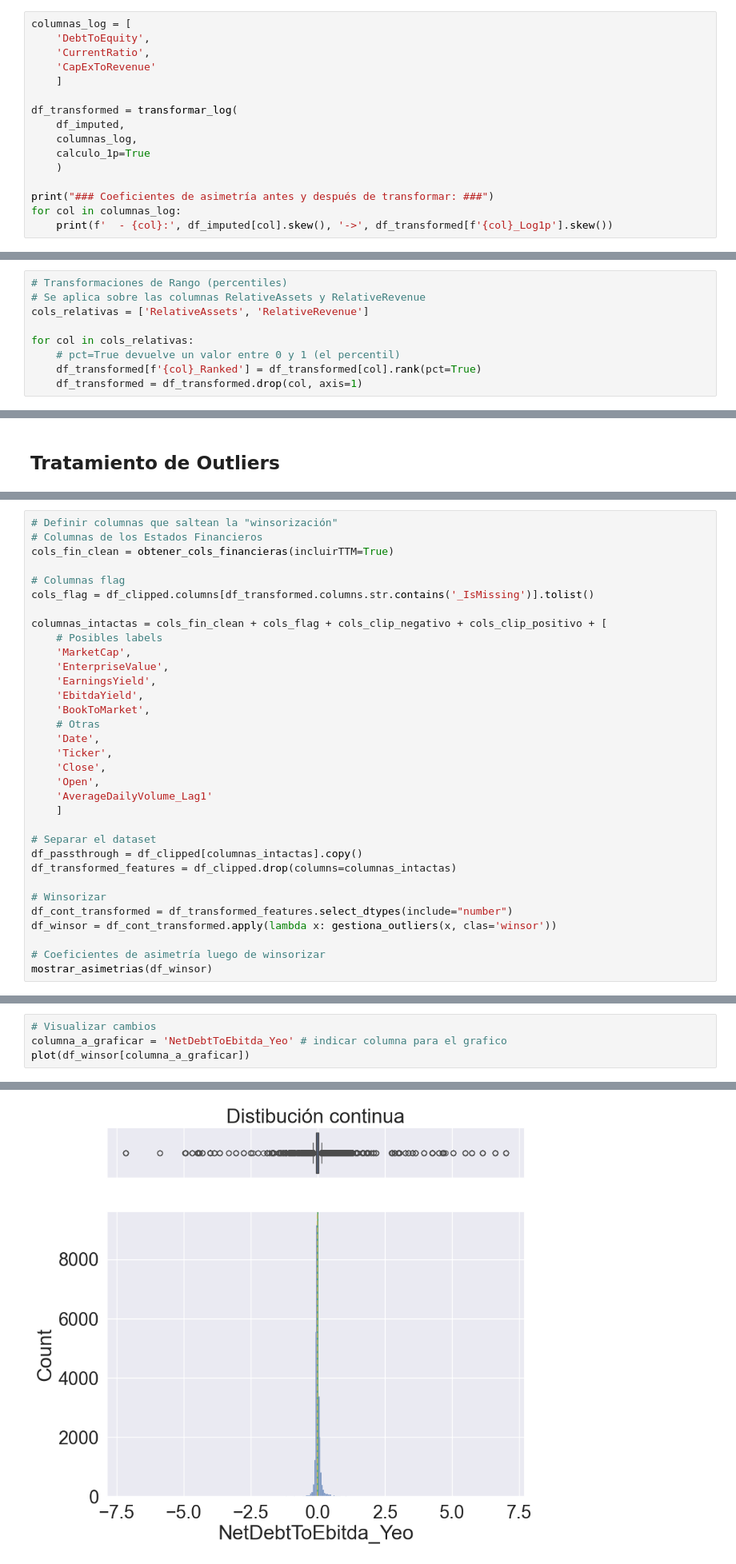
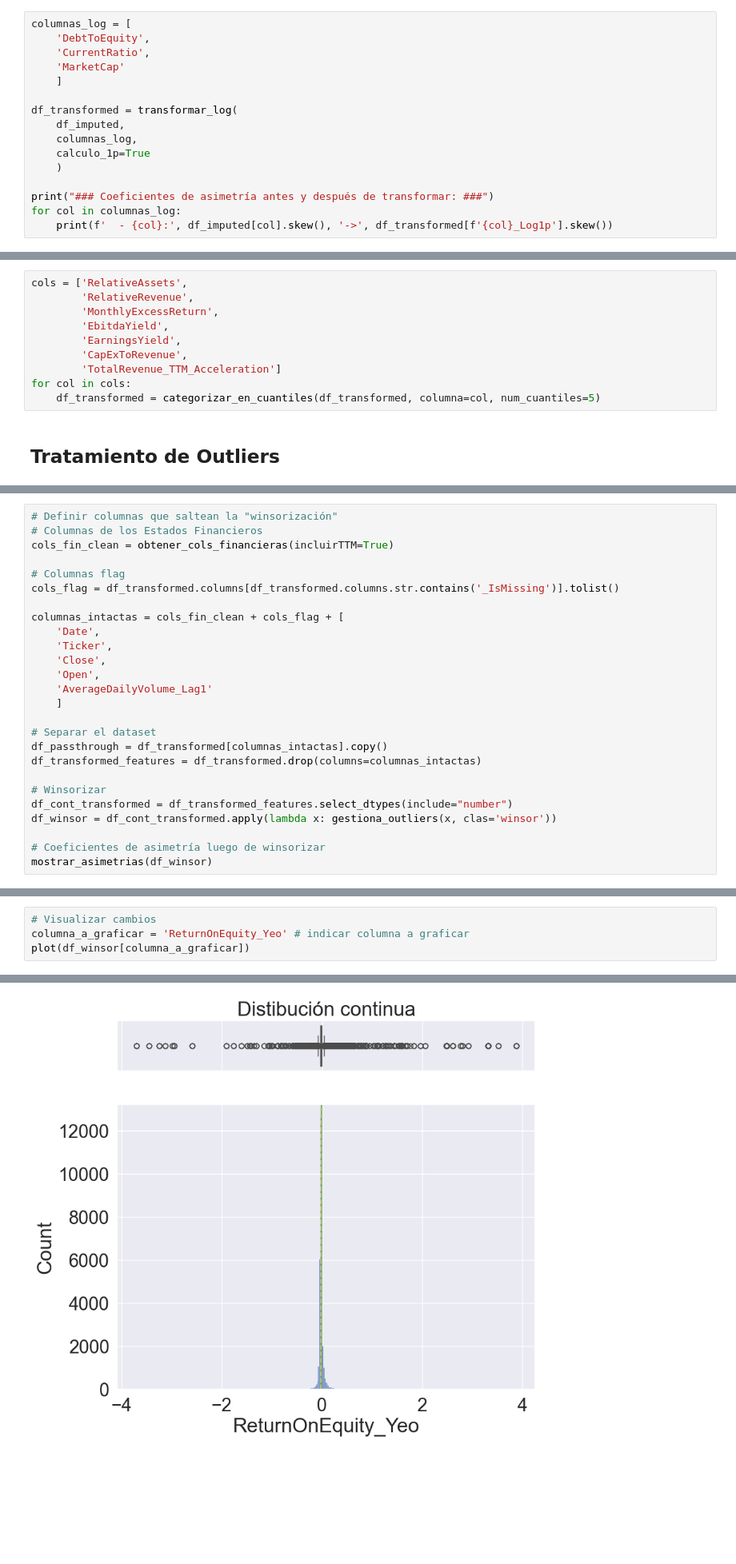
Before and after one commit to sebakremis/FinDataMining, a Jupyter notebook: 02_Notebook_Transformacion.ipynb, the cells around one changed output, grey strips where cells are left out. Shown at 80% size. Cells and saved outputs as stored; diff of their text form; blank space fills up the shorter version.

```diff
--- a/02_Notebook_Transformacion.ipynb
+++ b/02_Notebook_Transformacion.ipynb
@@ -616,7 +616,7 @@ Cont
 columnas_log = [
     'DebtToEquity',
     'CurrentRatio',
-    'CapExToRevenue'
+    'MarketCap'
     ]
 
 df_transformed = transformar_log(
@@ -672,11 +684,2 @@ for col in columnas_yeo:
-# %%
-# Transformaciones de Rango (percentiles)
-# Se aplica sobre las columnas RelativeAssets y RelativeRevenue
-cols_relativas = ['RelativeAssets', 'RelativeRevenue']
-
-for col in cols_relativas:
-    # pct=True devuelve un valor entre 0 y 1 (el percentil)
-    df_transformed[f'{col}_Ranked'] = df_transformed[col].rank(pct=True)
-    df_transformed = df_transformed.drop(col, axis=1)
 # %%
 # Visualizar cambios
@@ -688,2 +693,12 @@ Cont
+# %%
+cols = ['RelativeAssets',
+        'RelativeRevenue',
+        'MonthlyExcessReturn',
+        'EbitdaYield',
+        'EarningsYield',
+        'CapExToRevenue',
+        'TotalRevenue_TTM_Acceleration']
+for col in cols:
+    df_transformed = categorizar_en_cuantiles(df_transformed, columna=col, num_cuantiles=5)
 # %% [markdown]
 ## Tratamiento de Outliers
@@ -741,16 +718,9 @@ Para variables asimetricas (modulo del coeficiente de asimetrica mayor a 1):
 cols_fin_clean = obtener_cols_financieras(incluirTTM=True)
 
 # Columnas flag
-cols_flag = df_clipped.columns[df_transformed.columns.str.contains('_IsMissing')].tolist()
+cols_flag = df_transformed.columns[df_transformed.columns.str.contains('_IsMissing')].tolist()
 
-columnas_intactas = cols_fin_clean + cols_flag + cols_clip_negativo + cols_clip_positivo + [
-    # Posibles labels
-    'MarketCap',
-    'EnterpriseValue',
-    'EarningsYield',
-    'EbitdaYield',
-    'BookToMarket',
-    # Otras
+columnas_intactas = cols_fin_clean + cols_flag + [
     'Date',
     'Ticker',
     'Close',
@@ -759,8 +729,8 @@ columnas_intactas = cols_fin_clean + cols_flag + cols_clip_negativo + cols_clip_
     ]
 
 # Separar el dataset
-df_passthrough = df_clipped[columnas_intactas].copy()
-df_transformed_features = df_clipped.drop(columns=columnas_intactas)
+df_passthrough = df_transformed[columnas_intactas].copy()
+df_transformed_features = df_transformed.drop(columns=columnas_intactas)
 
 # Winsorizar
 df_cont_transformed = df_transformed_features.select_dtypes(include="number")
@@ -789,10 +759,10 @@ TotalRevenue_TTM_Acceleration          -4.087420e+00
 # %%
 # Visualizar cambios
-columna_a_graficar = 'NetDebtToEbitda_Yeo' # indicar columna para el grafico
+columna_a_graficar = 'ReturnOnEquity_Yeo' # indicar columna a graficar
 plot(df_winsor[columna_a_graficar])
 # %% [output]
 Cont
-[figure, old version]
+[figure, new version]
 # %%
 df_winsor.describe().T
 # %% [output]
```
Also changed, not shown: parts of 17 cells of this notebook, 1 other file.
